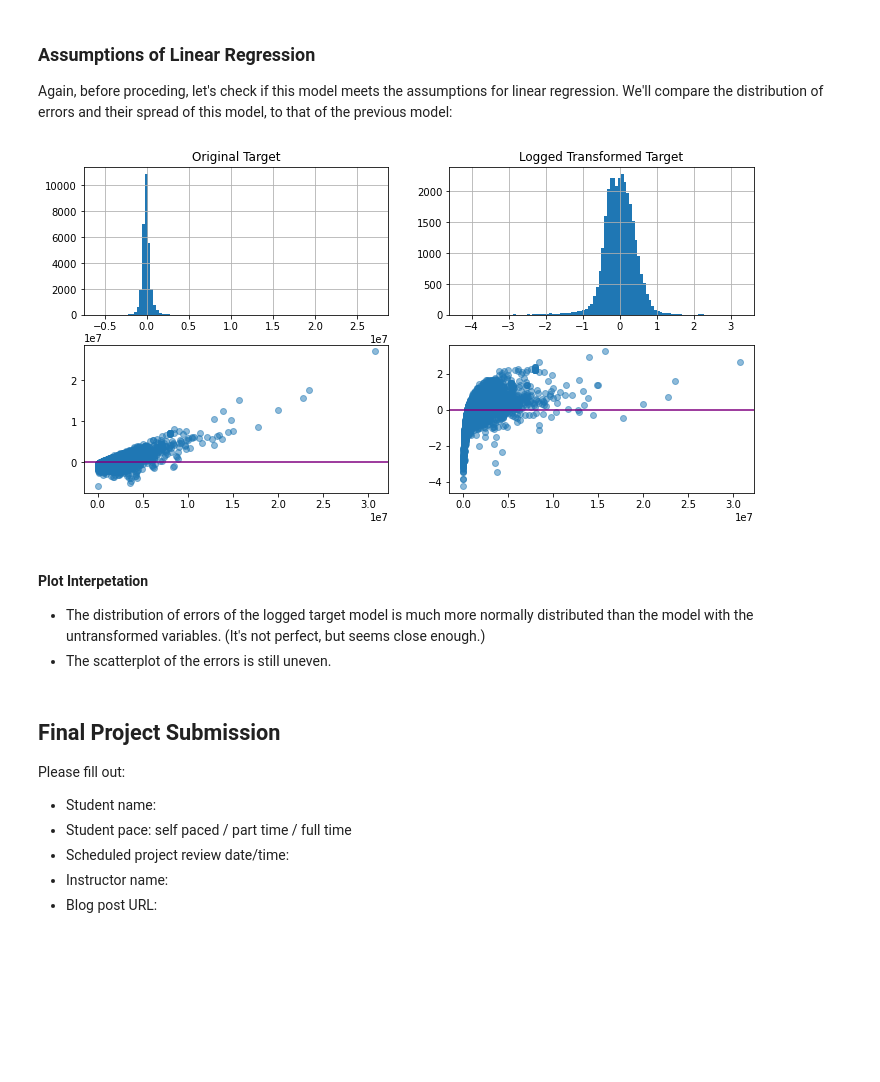
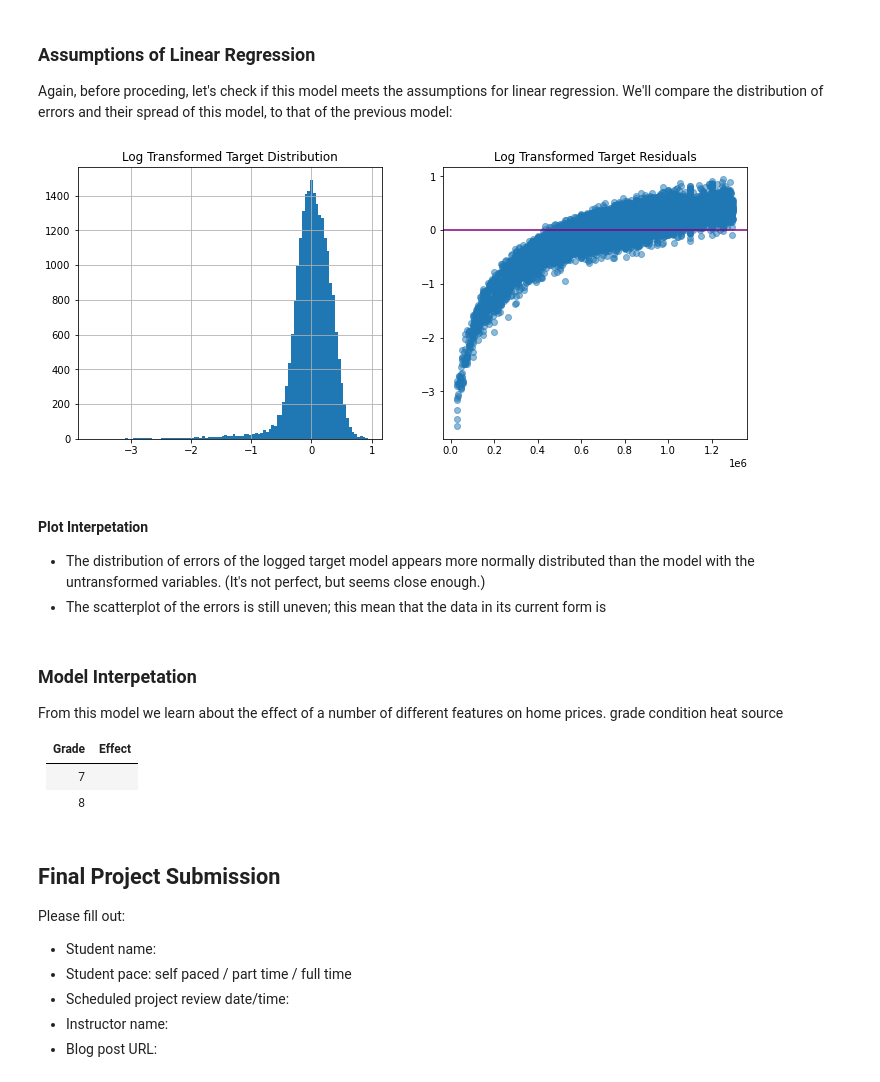
Before and after one commit to terminalcoder/Home-Features-Analysis, a Jupyter notebook: student.ipynb, the cells around one changed output. Drawn from its saved outputs; the diff is of its cells as text; code cells hidden in the pictures; blank space fills up the shorter version.

Commit message:
added plot titles

```diff
--- a/student.ipynb
+++ b/student.ipynb
@@ -66,3 +73,6 @@ kc_house_data.drop(col_to_ignore, axis=1, inplace=True)
+# %%
+# remove high outliers
+kc_house_data = kc_house_data[kc_house_data['price'] < kc_house_data['price'].describe()['75%']]
 # %% [markdown]
 To get familiar with everything going here, let's view some descriptive information about the properties described in this dataset:
 # %%
@@ -176,16 +195,16 @@ Now, let's add this feature to the linear regression model. To do so, this colum
 >The lowest grade, grade_2 Substandard, will be the reference category.
 # %%
 # add new columns for one-hot encoding of the grade feature & drop lowest to be the reference category
-kc_house_data = pd.get_dummies(kc_house_data, columns=['grade']).drop(['grade_2 Substandard'], axis=1)
+kc_house_data = pd.get_dummies(kc_house_data, columns=['grade']).drop(['grade_3 Poor'], axis=1)
 # %% [markdown]
 Now, build a new model with the additional category & view its results summary:
 # %%
 # build new model and display its summary
 
 # set predictor variables
-X_2 = kc_house_data[['sqft_living', 'grade_3 Poor', 'grade_4 Low', 'grade_5 Fair',
+X_2 = kc_house_data[['sqft_living', 'grade_4 Low', 'grade_5 Fair',
                      'grade_6 Low Average','grade_7 Average', 'grade_8 Good', 'grade_9 Better', 'grade_10 Very Good',
-                     'grade_11 Excellent', 'grade_12 Luxury', 'grade_13 Mansion']]
+                     'grade_11 Excellent']]
 
 # create regression model
 model_2 = sm.OLS(y, sm.add_constant(X_2))
@@ -263,8 +279,8 @@ Build the model & view the results summary:
 
 # set predictor variables
 X_3 = kc_house_data[['sqft_living', 'sqft_garage', 'sqft_patio', 'sqft_basement', 'floors', 'yr_renovated', 'bedrooms', 'waterfront',
-                     'grade_3 Poor', 'grade_4 Low', 'grade_5 Fair', 'grade_6 Low Average','grade_7 Average', 'grade_8 Good',
-                     'grade_9 Better', 'grade_10 Very Good', 'grade_11 Excellent', 'grade_12 Luxury', 'grade_13 Mansion',
+                     'grade_4 Low', 'grade_5 Fair', 'grade_6 Low Average','grade_7 Average', 'grade_8 Good',
+                     'grade_9 Better', 'grade_10 Very Good', 'grade_11 Excellent',
                      'condition_Average', 'condition_Fair', 'condition_Good', 'condition_Very Good',
                      'sewer_system_PRIVATE', 'sewer_system_PUBLIC', 'sewer_system_PUBLIC RESTRICTED',
                      'heat_source_Electricity/Solar','heat_source_Gas', 'heat_source_Gas/Solar', 'heat_source_Oil',
@@ -471,26 +485,32 @@ The adjusted R-squared value indicates that this model explains about 41% of the
 Again, before proceding, let's check if this model meets the assumptions for linear regression. We'll compare the distribution of errors and their spread of this model, to that of the previous model:
 # %%
 # plot a histogram of the residuals of the original model & of the logged transformed target model
-fig, axes = plt.subplots(figsize=(12, 6), nrows=2, ncols=2)
+fig, axes = plt.subplots(figsize=(12, 5), nrows=1, ncols=2)
 
 # plot histogram of distribution of residuals
-results_4.resid.hist(bins = 100, ax = axes[0][0])
-results_5.resid.hist(bins = 100, ax = axes[0][1])
+results_5.resid.hist(bins = 100, ax = axes[0])
+axes[0].set_title('Log Transformed Target Distribution')
 
 # plot scatterplot of residuals
-axes[1][0].scatter(y = results_4.resid, x = kc_house_data['price'], alpha=.5)
-axes[1][1].scatter(y = results_5.resid, x = kc_house_data['price'], alpha=.5)
-axes[1][0].axhline(y = 0, c='purple')
-axes[1][1].axhline(y = 0, c='purple')
+plt.scatter(y = results_5.resid, x = kc_house_data['price'], alpha=.5)
+axes[1].set_title('Log Transformed Target Residuals')
 
-axes[0][0].set_title('Original Target')
-axes[0][1].set_title('Logged Transformed Target');
+
+plt.axhline(y = 0, c='purple');
 # %% [output]
-[figure, old version]
+[figure, new version]
 # %% [markdown]
 #### Plot Interpetation
-- The distribution of errors of the logged target model is much more normally distributed than the model with the untransformed variables. (It's not perfect, but seems close enough.)
-- The scatterplot of the errors is still uneven.
+- The distribution of errors of the logged target model appears more normally distributed than the model with the untransformed variables. (It's not perfect, but seems close enough.)
+- The scatterplot of the errors is still uneven; this mean that the data in its current form is
+# %% [markdown]
+### Model Interpetation
+From this model we learn about the effect of a number of different features on home prices. grade condition heat source
+
+| Grade | Effect |
+| --- | --- |
+7 | |
+8 | |
 # %% [markdown]
 ## Final Project Submission
 
```
Also changed, not shown: parts of 28 cells of this notebook.
